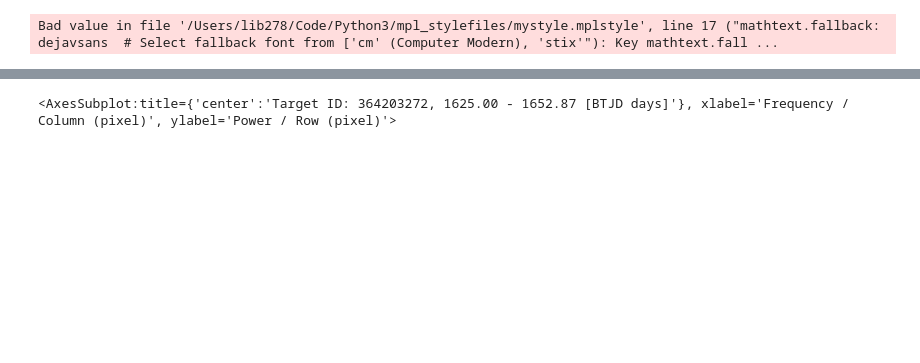
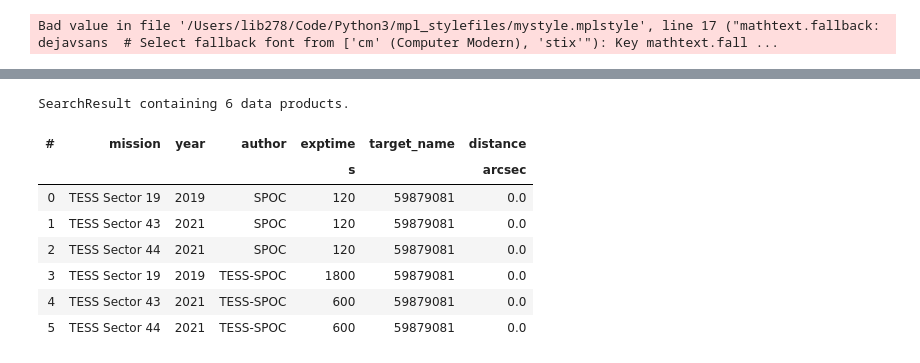
Before and after one commit to lbiddle/Primordial_Disks, a Jupyter notebook: YSO_tpf_plots.ipynb, the cells around one changed output, grey strips where cells are left out. Drawn from its saved outputs; the diff is of its cells as text; code cells hidden in the pictures; blank space fills up the shorter version.

```diff
--- a/YSO_tpf_plots.ipynb
+++ b/YSO_tpf_plots.ipynb
@@ -75,6 +23,15 @@ tpf_12.plot_pixels(corrector_func=lambda x: x.remove_nans().flatten().remove_out
-# %%
-tpf_12.plot_pixels(corrector_func=lambda x: x.remove_nans().flatten().remove_outliers(), periodogram=True, show_flux=True, aperture_mask='pipeline')
-# boop = tpf_12.plot_pixels(corrector_func=lambda x: x.remove_nans().flatten().remove_outliers(), periodogram=True, show_flux=True, aperture_mask='pipeline')
-plt.show()
-# %% [output]
-<AxesSubplot:title={'center':'Target ID: 364203272, 1625.00 - 1652.87 [BTJD days]'}, xlabel='Frequency / Column (pixel)', ylabel='Power / Row (pixel)'>
+# %%
+test_target = 'Ass Cha T 1-27'
+
+datalist = lk.search_targetpixelfile(test_target)
+datalist
+# %% [output]
+SearchResult containing 6 data products.
+| # | mission | year | author | exptime | target_name | distance |
+|  |  |  |  | s |  | arcsec |
+| 0 | TESS Sector 19 | 2019 | SPOC | 120 | 59879081 | 0.0 |
+| 1 | TESS Sector 43 | 2021 | SPOC | 120 | 59879081 | 0.0 |
+| 2 | TESS Sector 44 | 2021 | SPOC | 120 | 59879081 | 0.0 |
+| 3 | TESS Sector 19 | 2019 | TESS-SPOC | 1800 | 59879081 | 0.0 |
+| 4 | TESS Sector 43 | 2021 | TESS-SPOC | 600 | 59879081 | 0.0 |
+| 5 | TESS Sector 44 | 2021 | TESS-SPOC | 600 | 59879081 | 0.0 |
```
Also changed, not shown: parts of 10 cells of this notebook, 2 other files.
